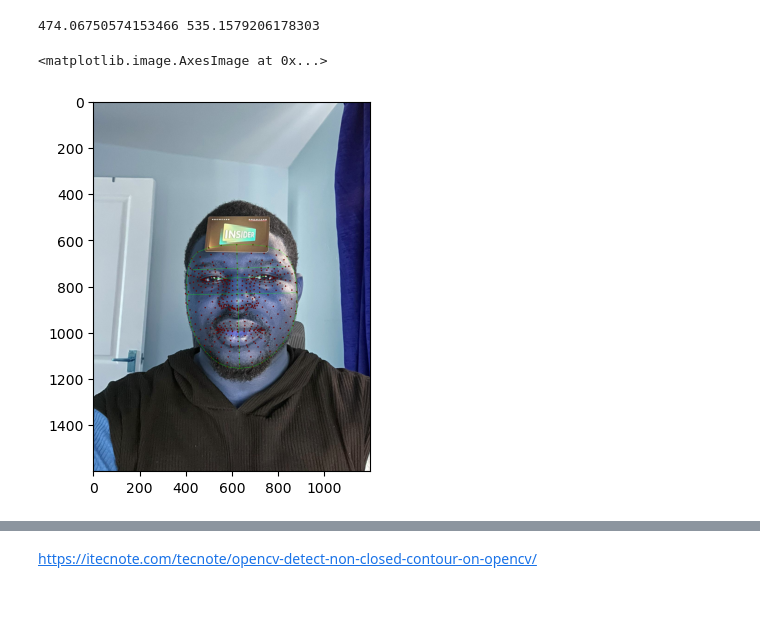
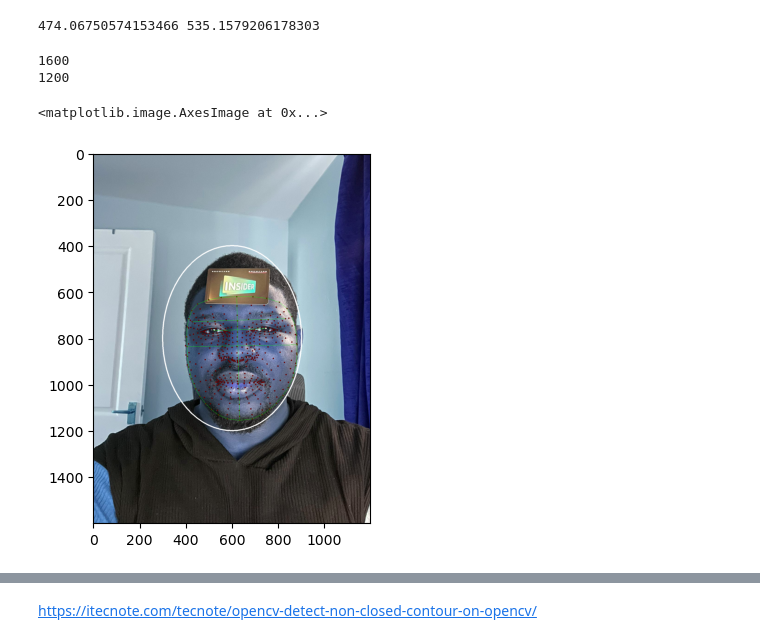
Before and after one commit to Daniel-FD/Data-Science, a Jupyter notebook: Tools/Image_Processing/main_card.ipynb, the cells around one changed output, grey strips where cells are left out. Drawn from its saved outputs; the diff is of its cells as text; code cells hidden in the pictures; blank space fills up the shorter version.

```diff
--- a/Tools/Image_Processing/main_card.ipynb
+++ b/Tools/Image_Processing/main_card.ipynb
@@ -88,15 +89,22 @@ height_face_px = distanceCalculate(mesh_points[landmarks['topToBottom']])
 print(width_face_px, height_face_px)
 # %% [output]
 474.06750574153466 535.1579206178303
+# %%
+print(height)
+print(width)
+# %% [output]
+1600
+1200
 # %%
 plt.imshow(cv2.polylines(image, [mesh_points[landmarks['topToBottom']]], 1, (0,255,0), 1))
 plt.imshow(cv2.polylines(image, [mesh_points[landmarks['leftToRight']]], 1, (0,255,0), 1))
 plt.imshow(cv2.polylines(image, [mesh_points[landmarks['silhouette']]], 1, (0,255,0), 1))
 plt.imshow(cv2.line(image, center_left_iris, center_right_iris, (0, 255, 0), 1))
 plt.imshow(cv2.line(image, mesh_points[landmarks['outerLeftEyebrowUpper']], mesh_points[landmarks['outerRightEyebrowUpper']], (0, 255, 0), 1))
+plt.imshow(cv2.ellipse(image, center=(int(width/2), int(height/2)), axes=(int(min(width,height)/4),int(min(width,height)/3)), angle=0, startAngle=0, endAngle=360, color=(255,255,255), thickness=4))
 # %% [output]
 <matplotlib.image.AxesImage at 0x...>
-[figure, old version]
+[figure, new version]
 # %%
 ipd = distanceCalculate([center_left_iris, center_right_iris])
 vertical_angle = 90 - angleLinePoints(mesh_points[landmarks['topToBottom']])
```
Also changed, not shown: parts of 16 cells of this notebook, 4 other files.
